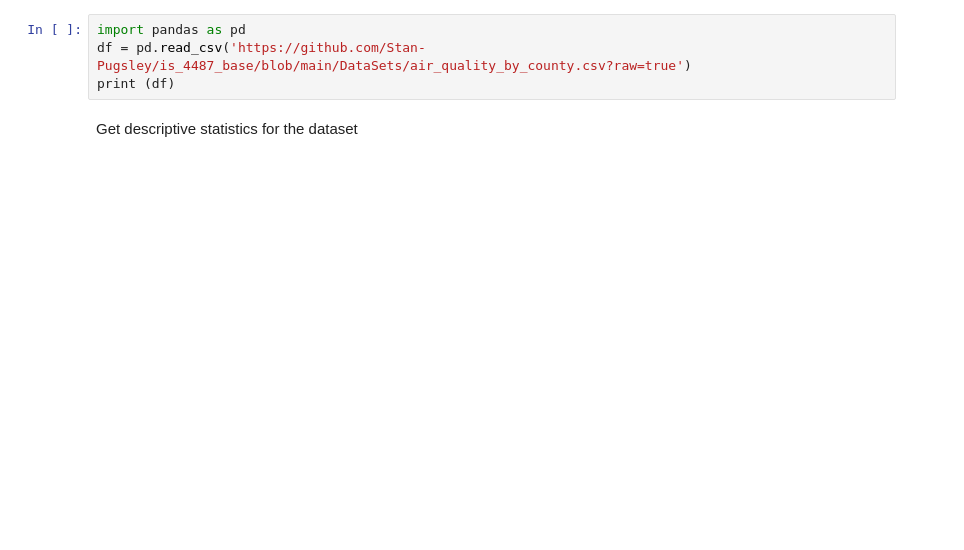
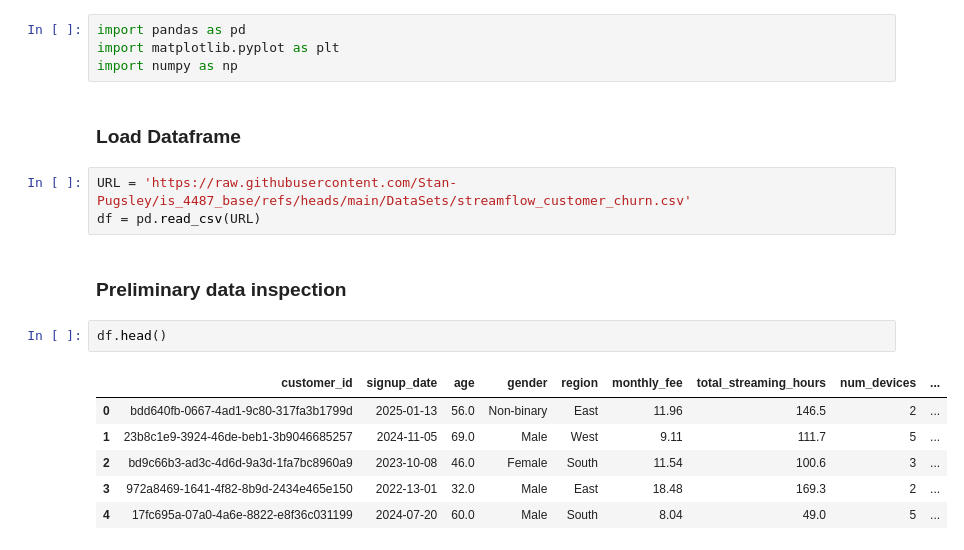
Before and after one commit to Stan-Pugsley/is_4487_base, a Jupyter notebook: Demos/demo_06_data_cleaning.ipynb, the cells around one changed output. Saved outputs shown, nothing was run; the diff lists cells and outputs as text; blank space fills up the shorter version.

```diff
--- a/Demos/demo_06_data_cleaning.ipynb
+++ b/Demos/demo_06_data_cleaning.ipynb
@@ -37,6 +27,20 @@ Import the data into a dataframe
+# %%
+import pandas as pd
+import matplotlib.pyplot as plt
+import numpy as np
+# %% [markdown]
+### **Load Dataframe**
 # %%
-import pandas as pd
-df = pd.read_csv('https://github.com/Stan-Pugsley/is_4487_base/blob/main/DataSets/air_quality_by_county.csv?raw=true')
-print (df)
+URL = 'https://raw.githubusercontent.com/Stan-Pugsley/is_4487_base/refs/heads/main/DataSets/streamflow_customer_churn.csv'
+df = pd.read_csv(URL)
-# %% [markdown]
-Get descriptive statistics for the dataset
+# %% [markdown]
+### **Preliminary data inspection**
+# %%
+df.head()
+# %% [output]
+|  | customer_id | signup_date | age | gender | region | monthly_fee | total_streaming_hours | num_devices | ... |
+| 0 | bdd640fb-0667-4ad1-9c80-317fa3b1799d | 2025-01-13 | 56.0 | Non-binary | East | 11.96 | 146.5 | 2 | ... |
+| 1 | 23b8c1e9-3924-46de-beb1-3b9046685257 | 2024-11-05 | 69.0 | Male | West | 9.11 | 111.7 | 5 | ... |
+| 2 | bd9c66b3-ad3c-4d6d-9a3d-1fa7bc8960a9 | 2023-10-08 | 46.0 | Female | South | 11.54 | 100.6 | 3 | ... |
+| 3 | 972a8469-1641-4f82-8b9d-2434e465e150 | 2022-13-01 | 32.0 | Male | East | 18.48 | 169.3 | 2 | ... |
+| 4 | 17fc695a-07a0-4a6e-8822-e8f36c031199 | 2024-07-20 | 60.0 | Male | South | 8.04 | 49.0 | 5 | ... |
```
Also changed, not shown: parts of 45 cells of this notebook, 1 other file.
